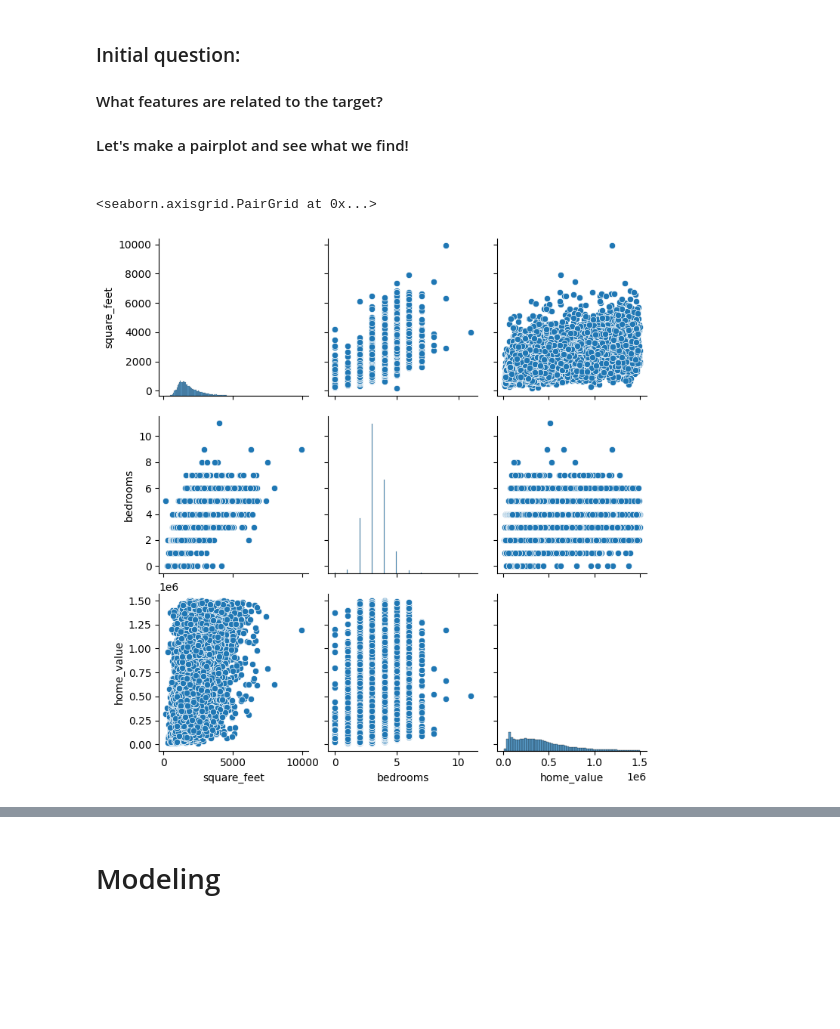
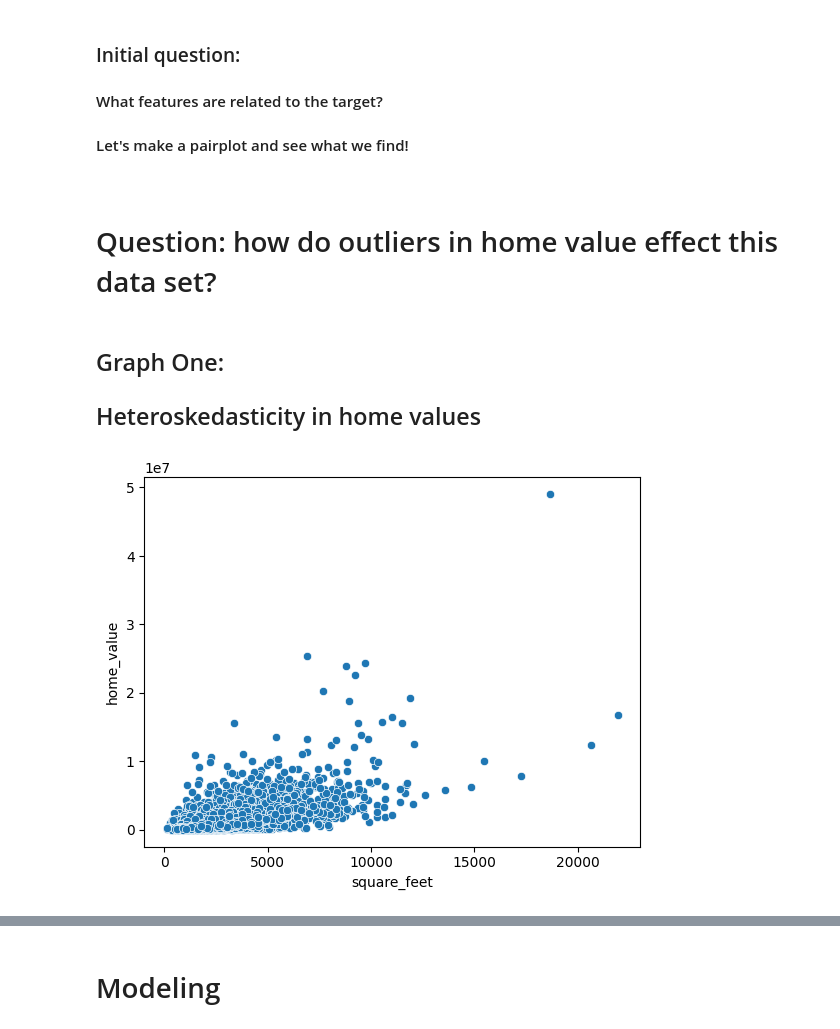
Before and after one commit to scottmattes1/regression-exercises, a Jupyter notebook: final_report.ipynb, the cells around one changed output, grey strips where cells are left out. Saved outputs shown, nothing was run; the diff lists cells and outputs as text; code cells hidden in the pictures; blank space fills up the shorter version.

```diff
--- a/final_report.ipynb
+++ b/final_report.ipynb
@@ -27,3 +44,11 @@ warnings.filterwarnings('ignore')
+# %%
+zillow_raw = acquire_zillow()
+zillow_raw = zillow_raw.rename(columns={'taxvaluedollarcnt': 'home_value', 'calculatedfinishedsquarefeet': 'square_feet'})
+# %%
+zillow_raw = zillow_raw[['home_value', 'square_feet']]
+# %%
+zillow_raw = zillow_raw.dropna()
+zillow_raw.drop_duplicates(inplace=True)
 # %%
 # Bring in the zillow data using the wrangle module
 zillow_df = wrangle_zillow()
@@ -56,9 +78,12 @@ Train, validate, and test have been split into x_ and y_ dataframes. Mean baseli
 #### What features are related to the target?
 #### Let's make a pairplot and see what we find!
 #
-# %%
-# Create a pairplot to visualize the relationships between the variables in the train set
-sns.pairplot(train)
-# %% [output]
-<seaborn.axisgrid.PairGrid at 0x...>
-[figure, removed]
+# %% [markdown]
+# Question: how do outliers in home value effect this data set?
+# %% [markdown]
+## Graph One:
+## Heteroskedasticity in home values
+# %%
+sns.scatterplot(data=zillow_raw, x='square_feet', y='home_value');
+# %% [output]
+[figure, added]
```
Also changed, not shown: parts of 36 cells of this notebook, 3 other files.
